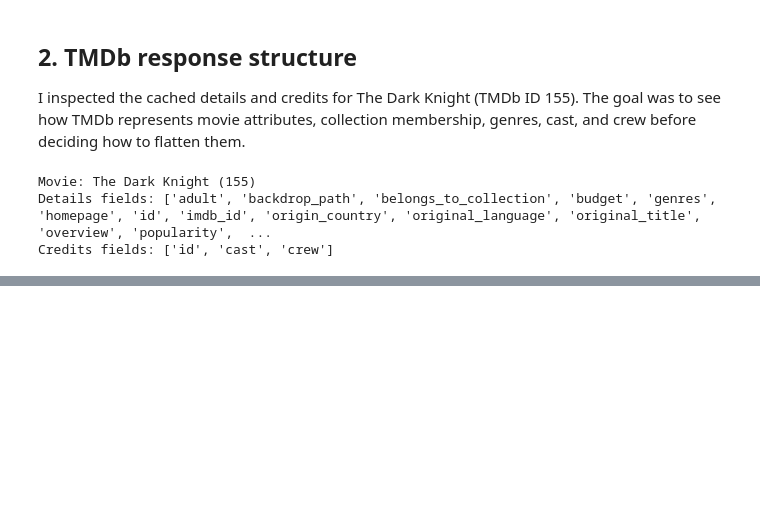
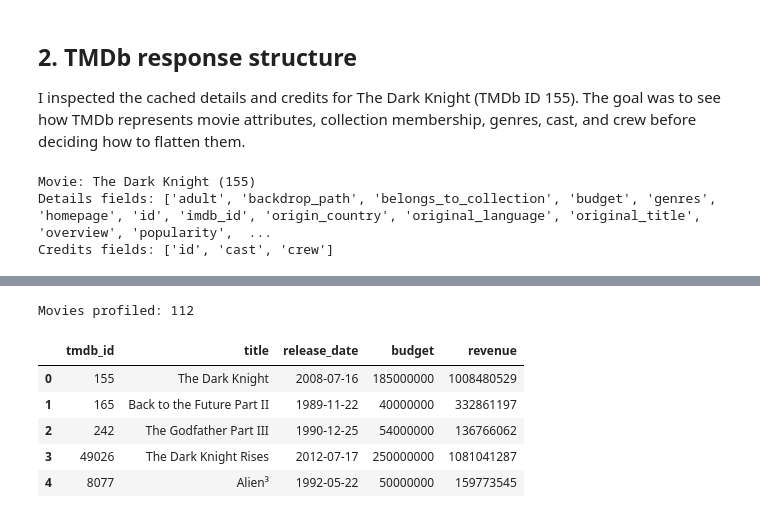
Before and after one commit to paulbletcher/lab2, a Jupyter notebook: data profile/tmdb_data_profile.ipynb, the cells around one changed output, grey strips where cells are left out. Saved outputs shown, nothing was run; the diff lists cells and outputs as text; code cells hidden in the pictures; blank space fills up the shorter version.

```diff
--- a/data profile/tmdb_data_profile.ipynb
+++ b/data profile/tmdb_data_profile.ipynb
@@ -120,0 +215,31 @@ print("Directors:", [person["name"] for person in directors])
+# %%
+expected_ids = set(fetch_audit.loc[details_ok, "tmdb_id"])
+
+with closing(sqlite3.connect(cache_path)) as connection:
+    rows = connection.execute("""
+        SELECT movie_id, payload
+        FROM responses
+        WHERE endpoint = 'details'
+    """).fetchall()
+
+records = [
+    {"tmdb_id": movie_id, **json.loads(payload)}
+    for movie_id, payload in rows
+    if movie_id in expected_ids
+]
+
+movies = pd.DataFrame(records)
+
+assert movies["tmdb_id"].is_unique
+assert set(movies["tmdb_id"]) == expected_ids, "Cache and fetch audit disagree."
+
+print(f"Movies profiled: {len(movies)}")
+display(movies[["tmdb_id", "title", "release_date", "budget", "revenue"]].head())
+# %% [output]
+Movies profiled: 112
+|  | tmdb_id | title | release_date | budget | revenue |
+| 0 | 155 | The Dark Knight | 2008-07-16 | 185000000 | 1008480529 |
+| 1 | 165 | Back to the Future Part II | 1989-11-22 | 40000000 | 332861197 |
+| 2 | 242 | The Godfather Part III | 1990-12-25 | 54000000 | 136766062 |
+| 3 | 49026 | The Dark Knight Rises | 2012-07-17 | 250000000 | 1081041287 |
+| 4 | 8077 | Alien³ | 1992-05-22 | 50000000 | 159773545 |
```
Also changed, not shown: parts of 14 cells of this notebook.
